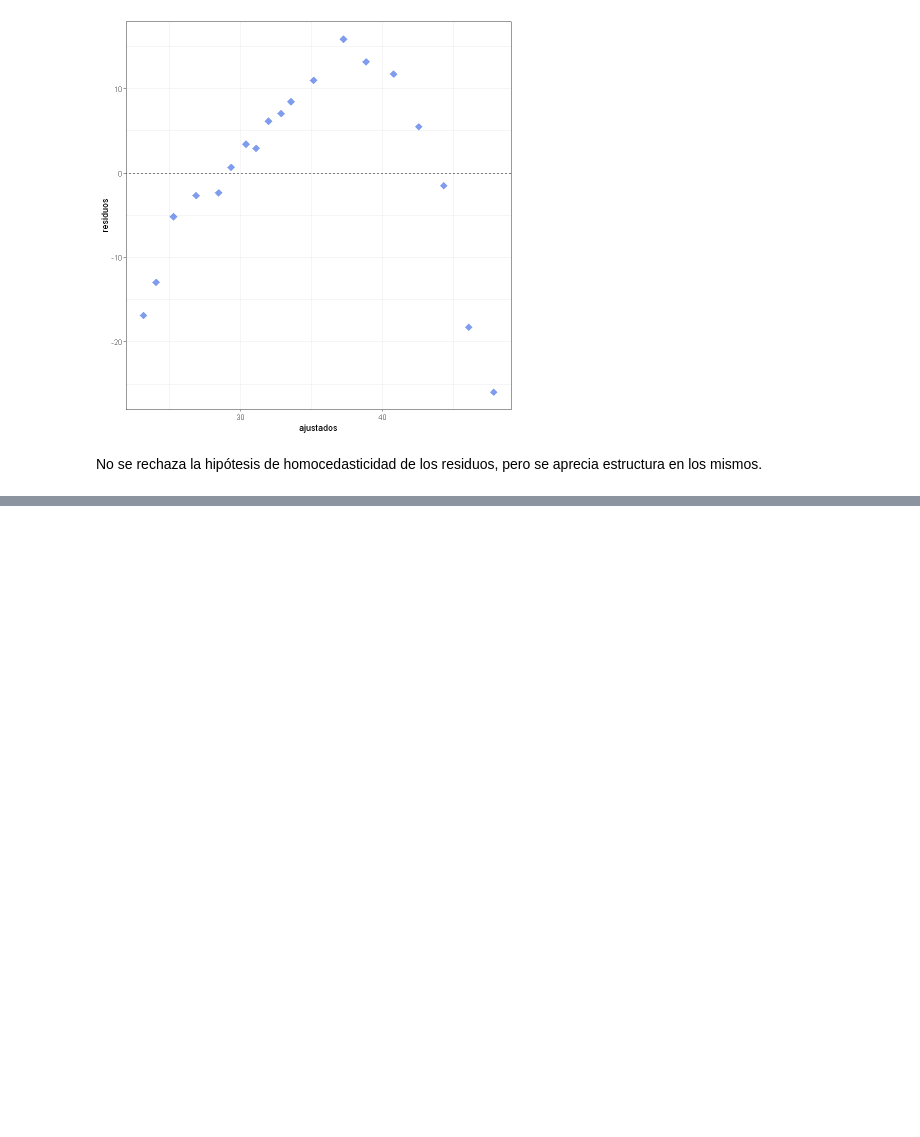
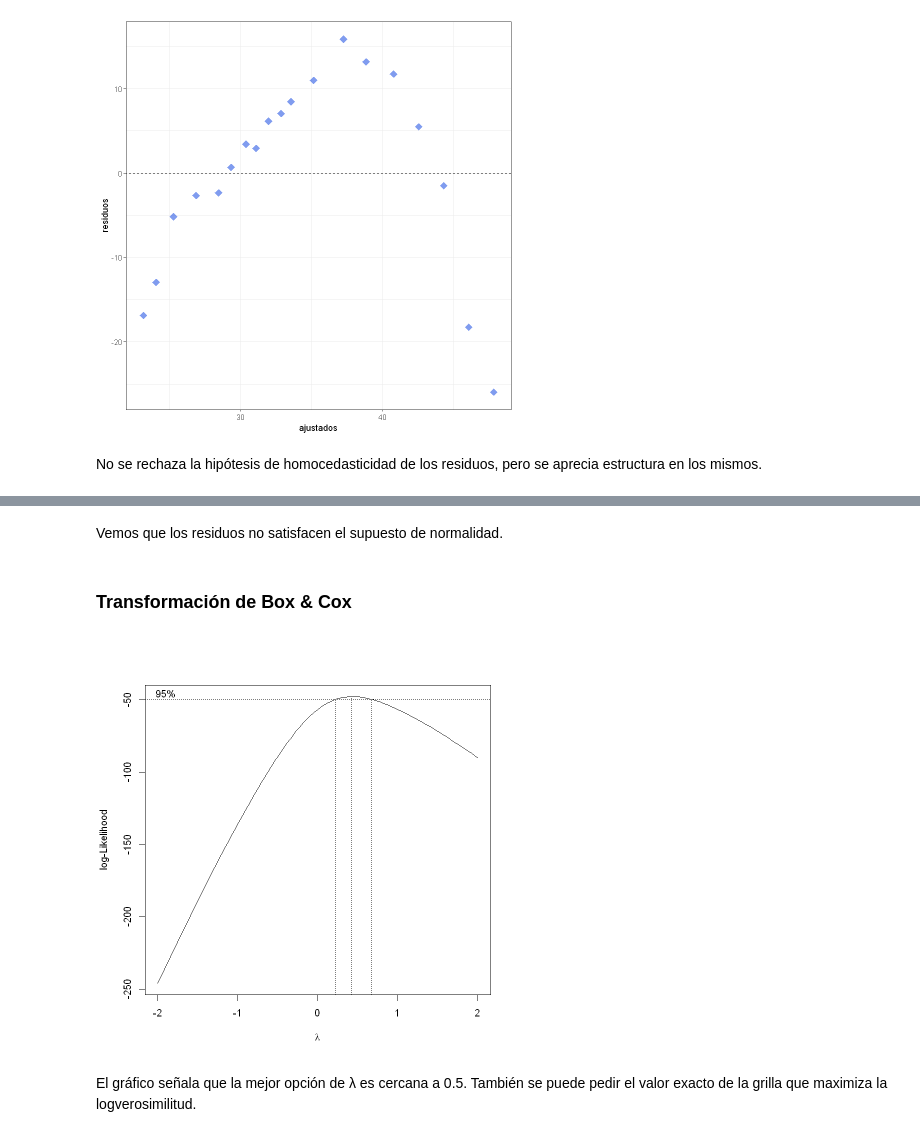
Before and after one commit to ferdcoz/mcd-reg-adv, a Jupyter notebook: 0_Teoria/RA_T_C2.ipynb, the cells around one changed output, grey strips where cells are left out. Drawn from its saved outputs; the diff is of its cells as text; code cells hidden in the pictures; blank space fills up the shorter version.

```diff
--- a/RA_T_C2.ipynb
+++ b/0_Teoria/RA_T_C2.ipynb
@@ -358,0 +470,11 @@ No se rechaza la hipótesis de homocedasticidad de los residuos, pero se aprecia
+# %% [markdown]
+Vemos que los residuos no satisfacen el supuesto de normalidad.
+# %% [markdown]
+### Transformación de Box & Cox
+# %%
+# Buscamos la mejor transf de Box & Cox para normalizar los residuos
+boxcox( object = mod_cars, plotit = TRUE )
+# %% [output]
+[figure, added]
+# %% [markdown]
+El gráfico señala que la mejor opción de λ es cercana a 0.5. También se puede pedir el valor exacto de la grilla que maximiza la logverosimilitud.
```
Also changed, not shown: parts of 30 cells of this notebook, 15 other files.
